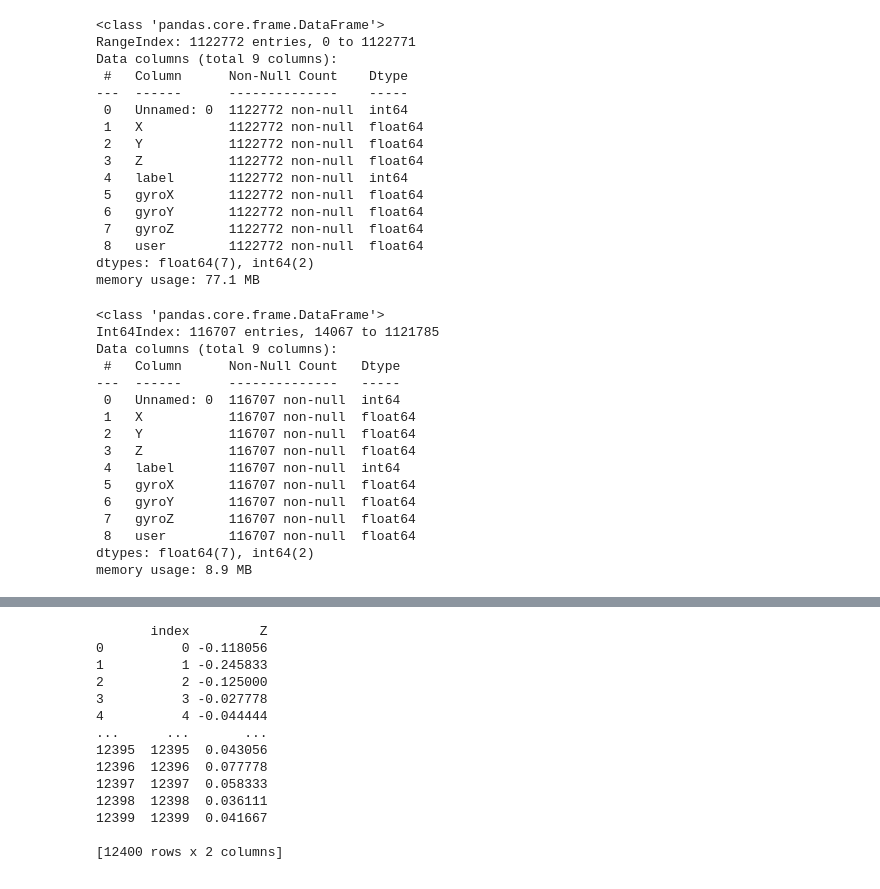
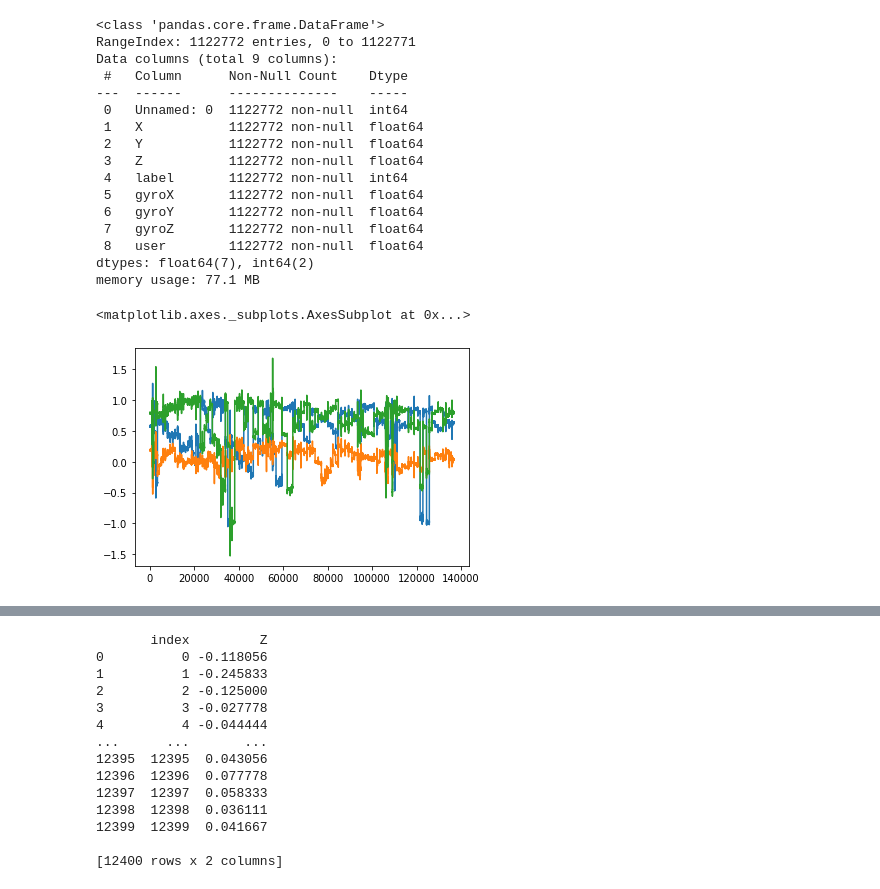
Before and after one commit to Devinml/Human-activity-recognition-using-smartphone-data, a Jupyter notebook: notebooks/EDA_RAW_DATA.ipynb, the cells around one changed output, grey strips where cells are left out. Drawn from its saved outputs; the diff is of its cells as text; code cells hidden in the pictures.

```diff
--- a/notebooks/EDA_RAW_DATA.ipynb
+++ b/notebooks/EDA_RAW_DATA.ipynb
@@ -43,19 +45,7 @@ df_down = df[df['label'] == 3]
-# %%
-df_up.info()
-# %% [output]
-<class 'pandas.core.frame.DataFrame'>
-Int64Index: 116707 entries, 14067 to 1121785
-Data columns (total 9 columns):
- #   Column      Non-Null Count   Dtype
----  ------      --------------   -----
- 0   Unnamed: 0  116707 non-null  int64
- 1   X           116707 non-null  float64
- 2   Y           116707 non-null  float64
- 3   Z           116707 non-null  float64
- 4   label       116707 non-null  int64
- 5   gyroX       116707 non-null  float64
- 6   gyroY       116707 non-null  float64
- 7   gyroZ       116707 non-null  float64
- 8   user        116707 non-null  float64
-dtypes: float64(7), int64(2)
-memory usage: 8.9 MB
+# %%
+df_lay['Z'].plot()
+df_lay['X'].plot()
+df_lay['Y'].plot()
+# %% [output]
+<matplotlib.axes._subplots.AxesSubplot at 0x...>
+[figure, added]
```
Also changed, not shown: parts of 11 cells of this notebook.
